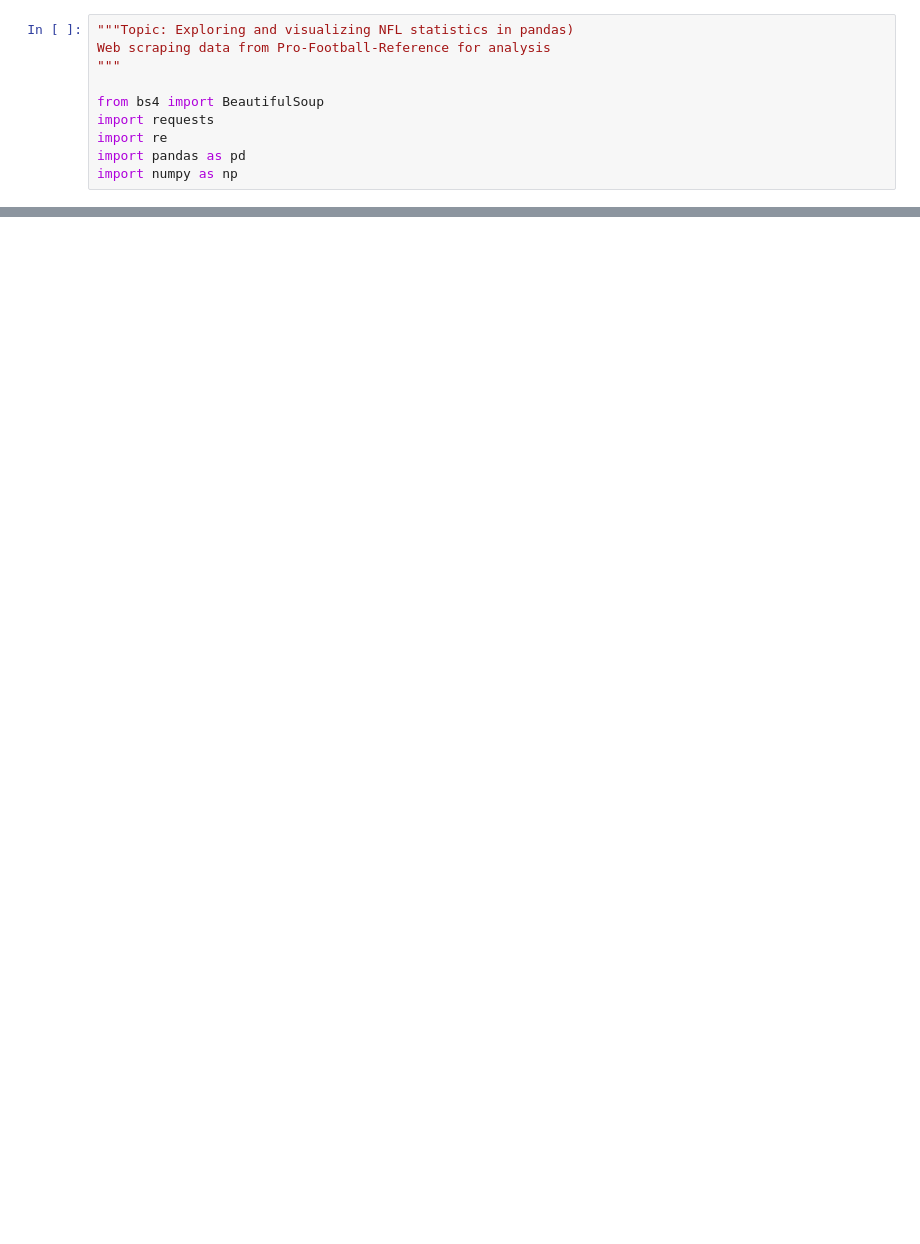
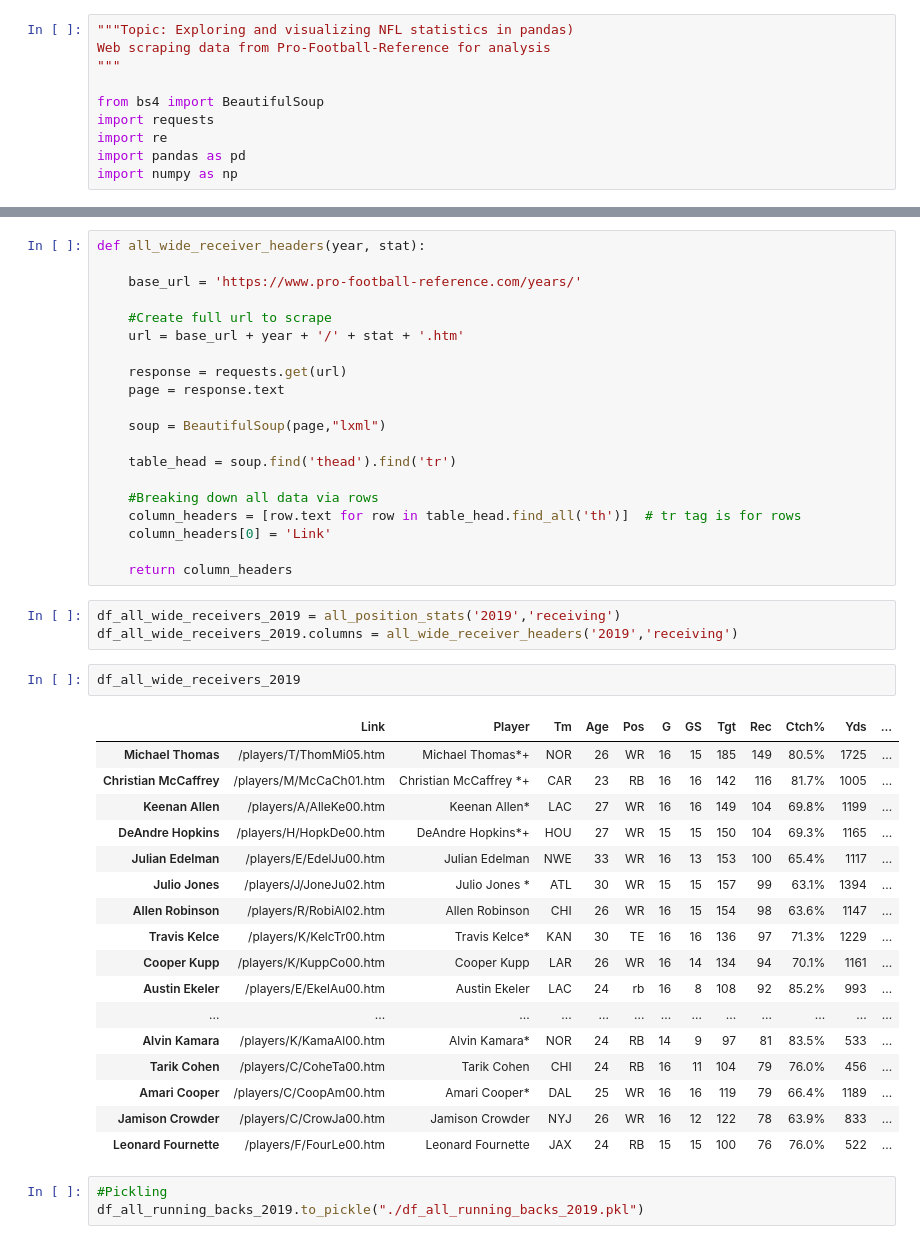
Before and after one commit to ridwan102/Fantasy_Football_Linear_Regression, a Jupyter notebook: fantasy.ipynb, the cells around one changed output, grey strips where cells are left out. Saved outputs shown, nothing was run; the diff lists cells and outputs as text; blank space fills up the shorter version.

```diff
--- a/fantasy.ipynb
+++ b/fantasy.ipynb
@@ -163,0 +85,46 @@ def get_running_back_dict(link):
+# %%
+def all_wide_receiver_headers(year, stat):
+
+    base_url = 'https://www.pro-football-reference.com/years/'
+
+    #Create full url to scrape
+    url = base_url + year + '/' + stat + '.htm'
+
+    response = requests.get(url)
+    page = response.text
+
+    soup = BeautifulSoup(page,"lxml")
+
+    table_head = soup.find('thead').find('tr')
+
+    #Breaking down all data via rows
+    column_headers = [row.text for row in table_head.find_all('th')]  # tr tag is for rows
+    column_headers[0] = 'Link'
+
+    return column_headers
+# %%
+df_all_wide_receivers_2019 = all_position_stats('2019','receiving')
+df_all_wide_receivers_2019.columns = all_wide_receiver_headers('2019','receiving')
+# %%
+df_all_wide_receivers_2019
+# %% [output]
+|  | Link | Player | Tm | Age | Pos | G | GS | Tgt | Rec | Ctch% | Yds | ... |
+| Michael Thomas | /players/T/ThomMi05.htm | Michael Thomas*+ | NOR | 26 | WR | 16 | 15 | 185 | 149 | 80.5% | 1725 | ... |
+| Christian McCaffrey | /players/M/McCaCh01.htm | Christian McCaffrey *+ | CAR | 23 | RB | 16 | 16 | 142 | 116 | 81.7% | 1005 | ... |
+| Keenan Allen | /players/A/AlleKe00.htm | Keenan Allen* | LAC | 27 | WR | 16 | 16 | 149 | 104 | 69.8% | 1199 | ... |
+| DeAndre Hopkins | /players/H/HopkDe00.htm | DeAndre Hopkins*+ | HOU | 27 | WR | 15 | 15 | 150 | 104 | 69.3% | 1165 | ... |
+| Julian Edelman | /players/E/EdelJu00.htm | Julian Edelman | NWE | 33 | WR | 16 | 13 | 153 | 100 | 65.4% | 1117 | ... |
+| Julio Jones | /players/J/JoneJu02.htm | Julio Jones * | ATL | 30 | WR | 15 | 15 | 157 | 99 | 63.1% | 1394 | ... |
+| Allen Robinson | /players/R/RobiAl02.htm | Allen Robinson | CHI | 26 | WR | 16 | 15 | 154 | 98 | 63.6% | 1147 | ... |
+| Travis Kelce | /players/K/KelcTr00.htm | Travis Kelce* | KAN | 30 | TE | 16 | 16 | 136 | 97 | 71.3% | 1229 | ... |
+| Cooper Kupp | /players/K/KuppCo00.htm | Cooper Kupp | LAR | 26 | WR | 16 | 14 | 134 | 94 | 70.1% | 1161 | ... |
+| Austin Ekeler | /players/E/EkelAu00.htm | Austin Ekeler | LAC | 24 | rb | 16 | 8 | 108 | 92 | 85.2% | 993 | ... |
+| ... | ... | ... | ... | ... | ... | ... | ... | ... | ... | ... | ... | ... |
+| Alvin Kamara | /players/K/KamaAl00.htm | Alvin Kamara* | NOR | 24 | RB | 14 | 9 | 97 | 81 | 83.5% | 533 | ... |
+| Tarik Cohen | /players/C/CoheTa00.htm | Tarik Cohen | CHI | 24 | RB | 16 | 11 | 104 | 79 | 76.0% | 456 | ... |
+| Amari Cooper | /players/C/CoopAm00.htm | Amari Cooper* | DAL | 25 | WR | 16 | 16 | 119 | 79 | 66.4% | 1189 | ... |
+| Jamison Crowder | /players/C/CrowJa00.htm | Jamison Crowder | NYJ | 26 | WR | 16 | 12 | 122 | 78 | 63.9% | 833 | ... |
+| Leonard Fournette | /players/F/FourLe00.htm | Leonard Fournette | JAX | 24 | RB | 15 | 15 | 100 | 76 | 76.0% | 522 | ... |
+# %%
+#Pickling
+df_all_running_backs_2019.to_pickle("./df_all_running_backs_2019.pkl")
```
Also changed, not shown: parts of 23 cells of this notebook, 3 other files.
